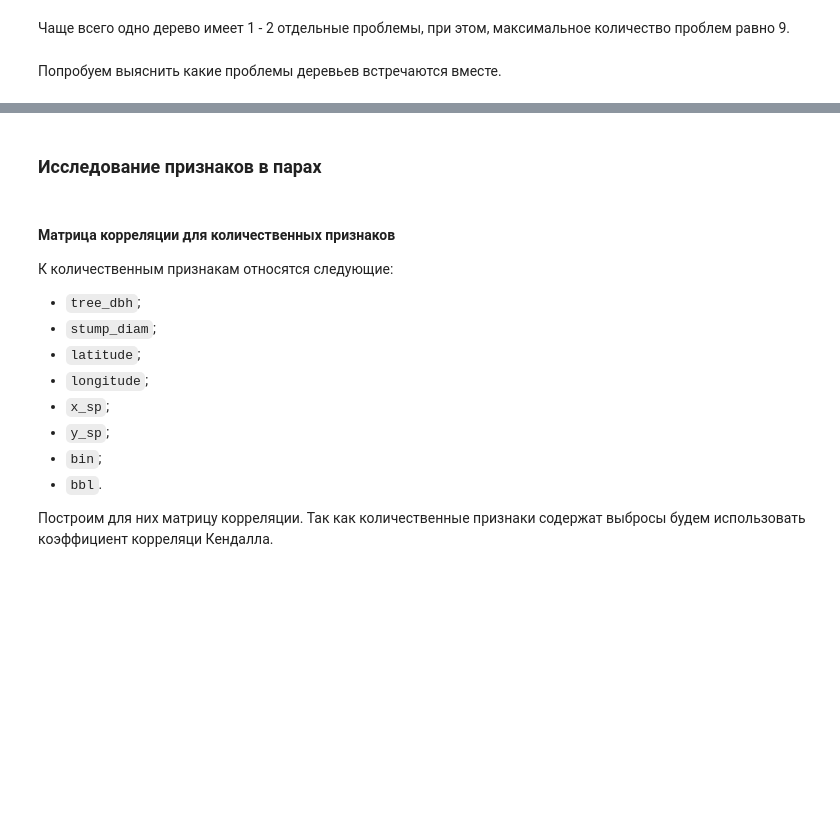
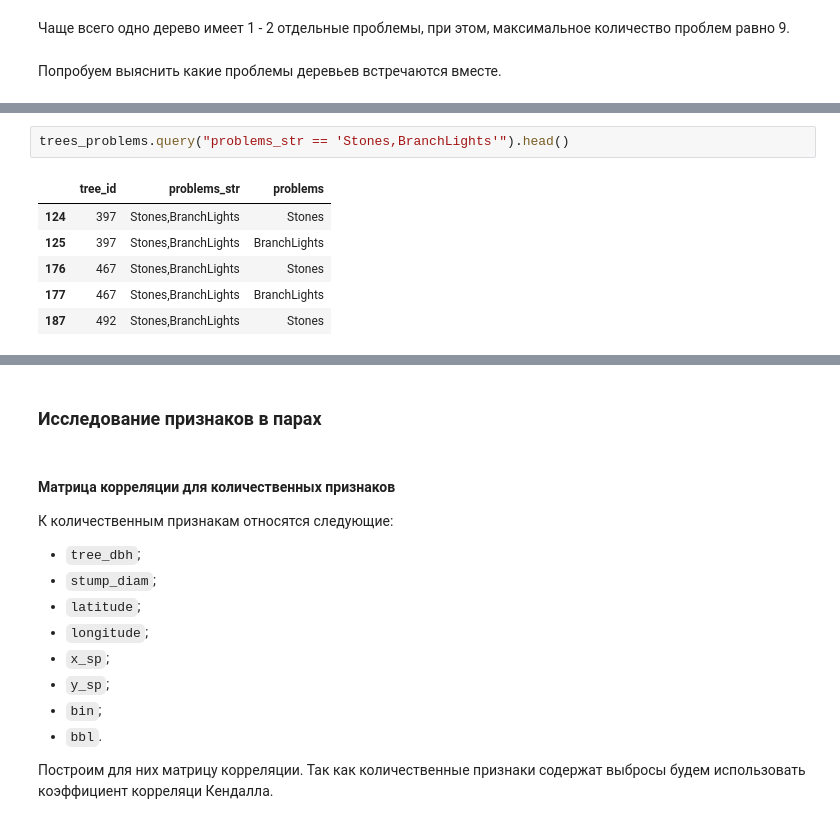
Before and after one commit to AlekseiBogachev/ny-tree-census, a Jupyter notebook: notebooks/exploratory/eda.ipynb, the cells around one changed output, grey strips where cells are left out. Drawn from its saved outputs; the diff is of its cells as text; blank space fills up the shorter version.

```diff
--- a/notebooks/exploratory/eda.ipynb
+++ b/notebooks/exploratory/eda.ipynb
@@ -1552,0 +1511,9 @@ pd.pivot_table(
+# %%
+trees_problems.query("problems_str == 'Stones,BranchLights'").head()
+# %% [output]
+|  | tree_id | problems_str | problems |
+| 124 | 397 | Stones,BranchLights | Stones |
+| 125 | 397 | Stones,BranchLights | BranchLights |
+| 176 | 467 | Stones,BranchLights | Stones |
+| 177 | 467 | Stones,BranchLights | BranchLights |
+| 187 | 492 | Stones,BranchLights | Stones |
```
Also changed, not shown: parts of 7 cells of this notebook.
